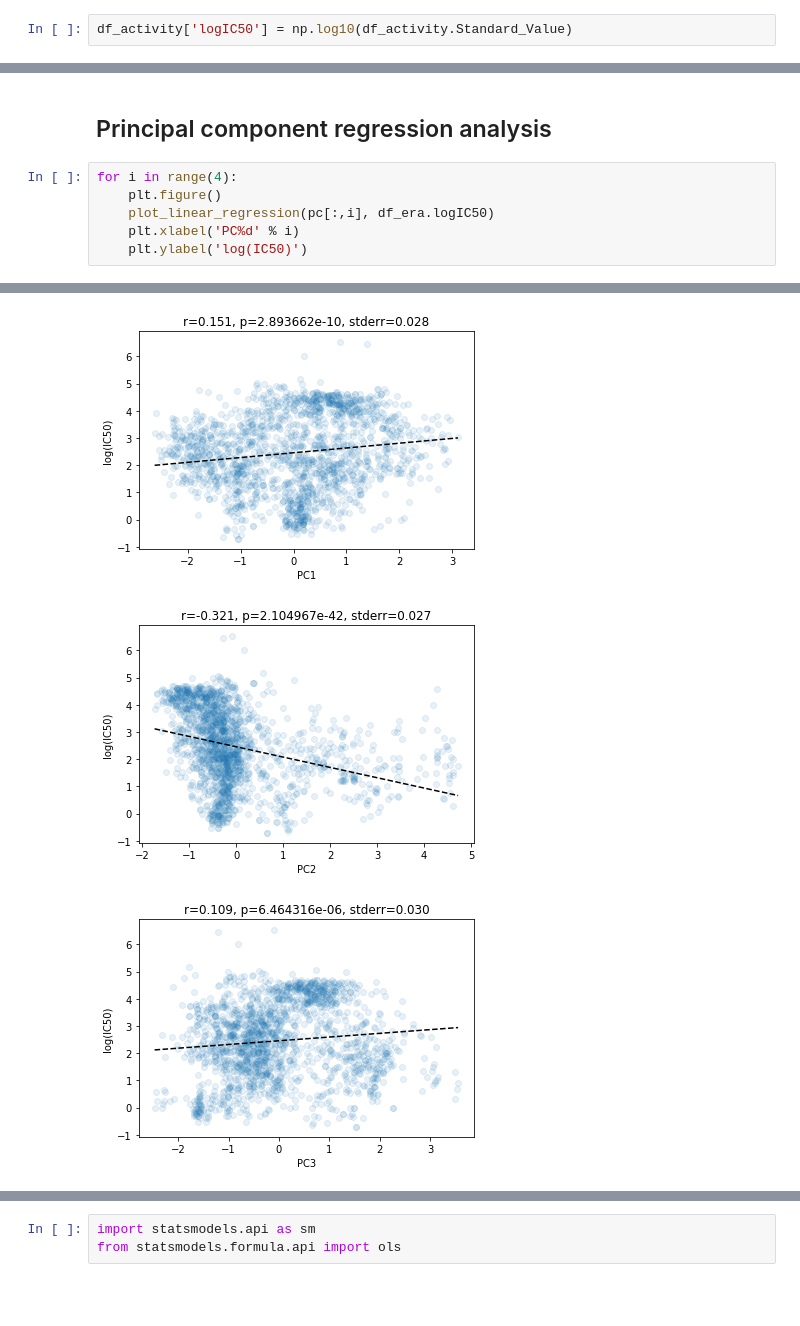
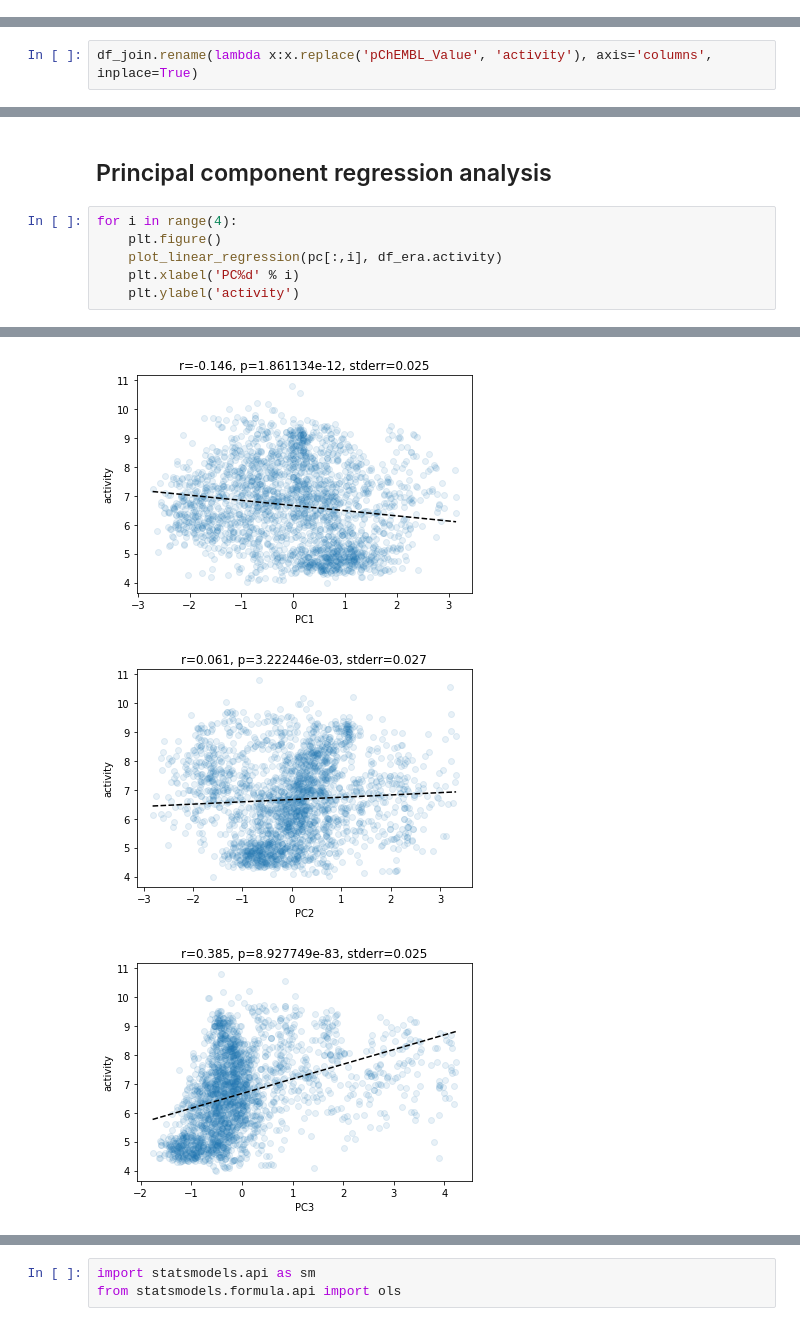
Before and after one commit to PuncocharM/scaffold-analysis-mad, a Jupyter notebook: exploratory-analysis.ipynb, the cells around one changed output, grey strips where cells are left out. Cells and saved outputs as stored; diff of their text form; blank space fills up the shorter version.

```diff
--- a/exploratory-analysis.ipynb
+++ b/exploratory-analysis.ipynb
@@ -26,8 +29,8 @@ df_molecules_std = pd.read_csv('secondary_data/df_molecules_std.csv', index_col=
 df_activity = pd.read_csv('secondary_data/df_activity.csv', index_col=0)
 # %%
 std_mols_clean = list(map(MolFromSmiles, df_molecules_std.std_smiles))
-# %%
-df_activity['logIC50'] = np.log10(df_activity.Standard_Value)
 # %%
 df_join = df_activity.join(df_molecules_std, on='std_inchi_key')
+# %%
+df_join.rename(lambda x:x.replace('pChEMBL_Value', 'activity'), axis='columns', inplace=True)
 # %%
@@ -153,7 +216,7 @@ plot_scatter_colormap(pc_scaffold[:,0], pc_scaffold[:,1],df_era.logIC50)
 # %%
 for i in range(4):
     plt.figure()
-    plot_linear_regression(pc[:,i], df_era.logIC50)
+    plot_linear_regression(pc[:,i], df_era.activity)
     plt.xlabel('PC%d' % i)
-    plt.ylabel('log(IC50)')
+    plt.ylabel('activity')
 # %% [output]
@@ -161,6 +224,6 @@ for i in range(4):
-[figure, old version]
+[figure, new version]
-[figure, old version]
+[figure, new version]
-[figure, old version]
+[figure, new version]
 # %%
 for i in range(4):
     plt.figure()
```
Also changed, not shown: parts of 75 cells of this notebook, 6 other files.
